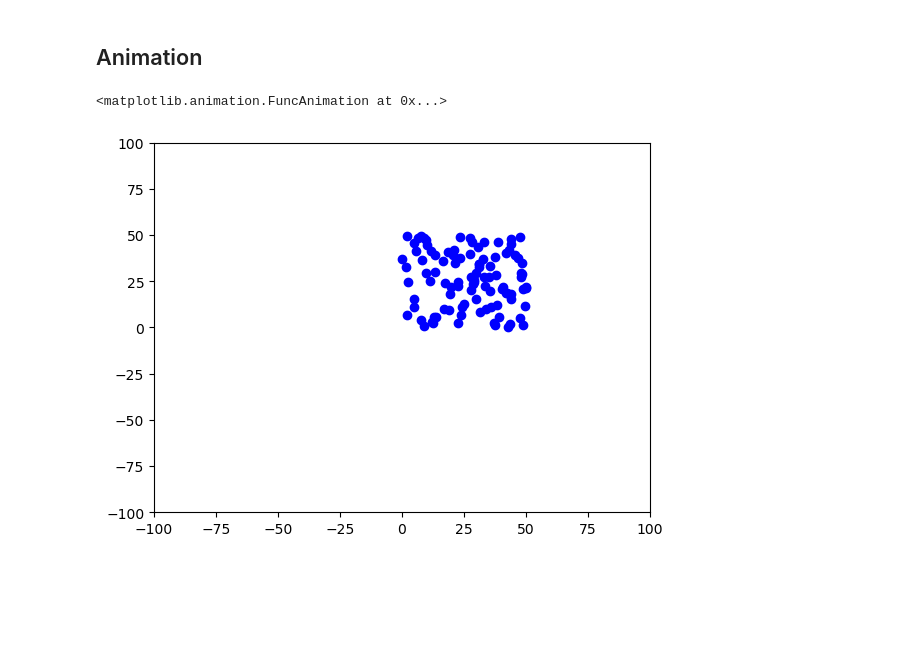
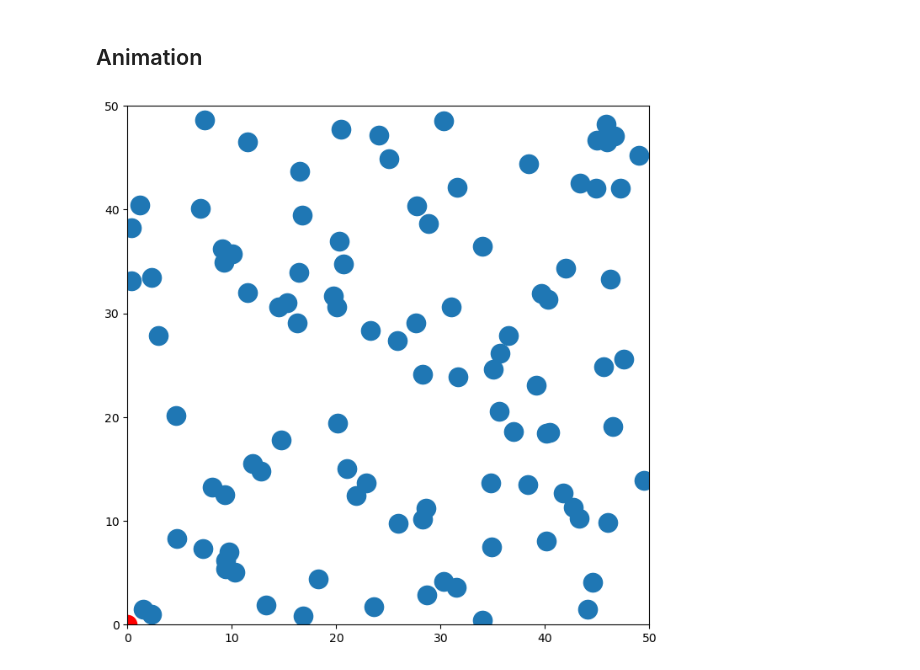
Before and after one commit to gasparyanartur/crowd-disasters-simulation, a Jupyter notebook: simulation.ipynb, the cells around one changed output. Drawn from its saved outputs; the diff is of its cells as text; code cells hidden in the pictures; blank space fills up the shorter version.

```diff
--- a/simulation.ipynb
+++ b/simulation.ipynb
@@ -125,25 +130,15 @@ def get_time_step(i_frame: int, frame_rate: int, time_inc: float) -> int:
     return int((i_frame / frame_rate) // time_inc)
 
 
-def render_state(i, history, screen) -> None:
-    #pos_to_coord = np.array(RenderSettings.display_size) / sim_constants.max_pos
-    #radius = sim_constants.individual_radius*pos_to_coord[0]    # TODO: Make this work for rectangular
-
-    #for i in range(sim_constants.n_individuals):
-    #    coord = state.positions[i, :] * pos_to_coord
-    #    pg.draw.circle(screen, color=render_state.individual_color, center=coord, radius=radius)
-
+def render_state(i, history, screen, ball) -> None:
     state = history[i]
     screen.set_data(state.positions[:, 0], state.positions[:, 1])
-    #screen.set_data([1, 10], [1, 10])
+    ball.set_data([30*i], [i])
 
+    if i == 1:
+        raise ValueError("AFIOJS")
 
-    #if i_frame == 0:
-    #    raise ValueError("IOSJF")
-
-
-    return screen,
-
+    return screen, ball
 
 def render_simulation(history: list[State]) -> None:
     """Given a finished simulation, run over each frame and simulate it in real-time.
@@ -153,16 +148,24 @@ def render_simulation(history: list[State]) -> None:
         rendering_state. The settings of the rendering.
         sim_constants: The settings of the simulation.
     """
-    fig = plt.figure()
+    fig = plt.figure(
+        figsize=AnimationSettings.display_size,
+        dpi=AnimationSettings.dpi
+    )
     ax = fig.gca()
-    screen, = ax.plot([10], [10], 'bo', ms=6)
-    ax.set_xlim(-100, 100)
-    ax.set_ylim(-100, 100)
-    animation = anim.FuncAnimation(fig, render_state, len(history), fargs=(history, screen), blit=True, interval=1)
-    plt.plot()
+    screen, = ax.plot([], [], 'o', ms=AnimationSettings.get_marker_size(), animated=True)
+    ball, = ax.plot([0], [0], 'ro', ms=AnimationSettings.get_marker_size(), animated=True)
+
+    ax.set_xlim(0, SimConstants.max_pos[1])
+    ax.set_ylim(0, SimConstants.max_pos[0])
+
+    animation = anim.FuncAnimation(
+        fig=fig, func=render_state, frames=len(history),
+        fargs=(history, screen, ball),
+        blit=True, interval=200
+    )
     return animation
-# %%
-render_simulation(history_temp)
-# %% [output]
-<matplotlib.animation.FuncAnimation at 0x...>
-[figure, removed]
+# %%
+a = render_simulation(history_temp)
+# %% [output]
+[figure, added]
```
Also changed, not shown: parts of 1 cell of this notebook.
